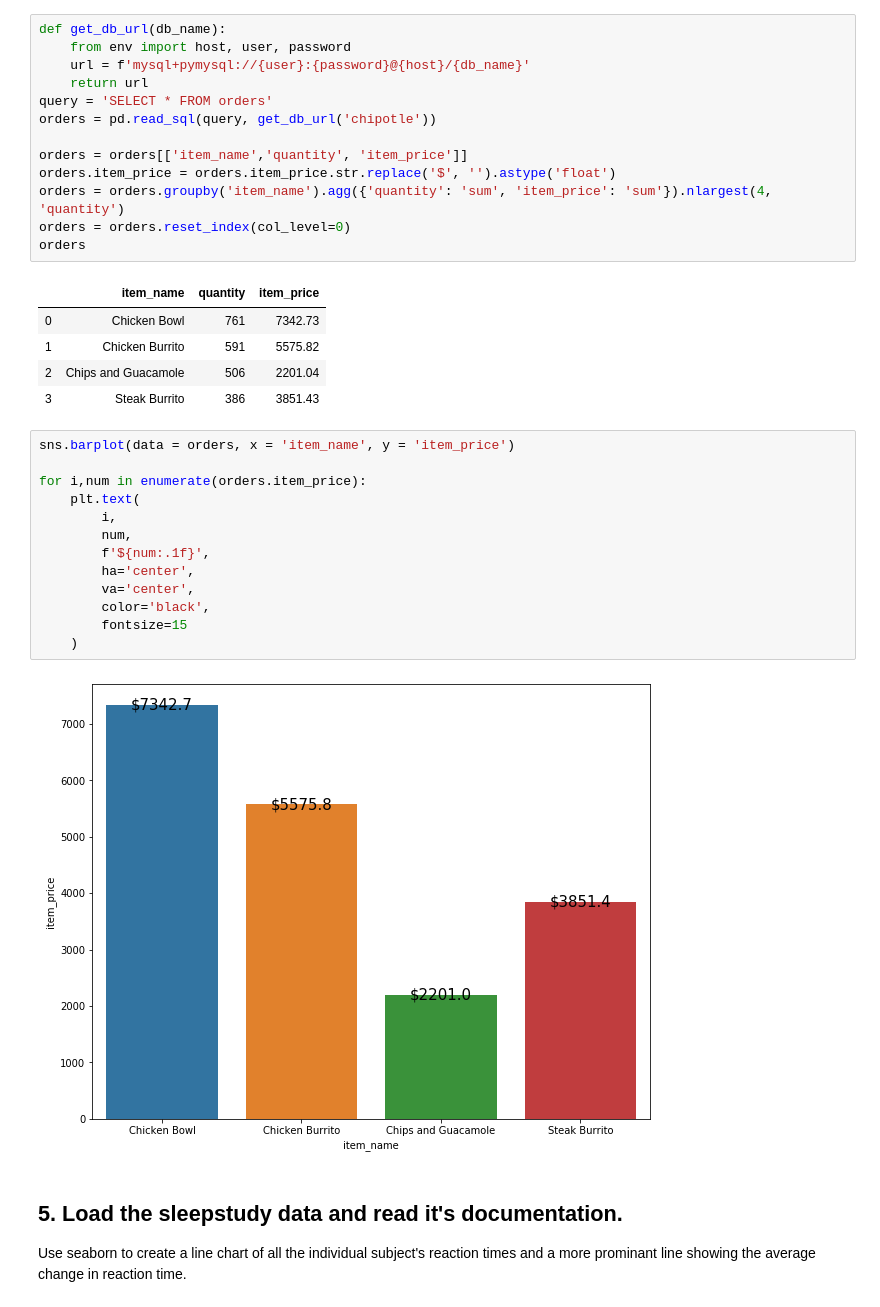
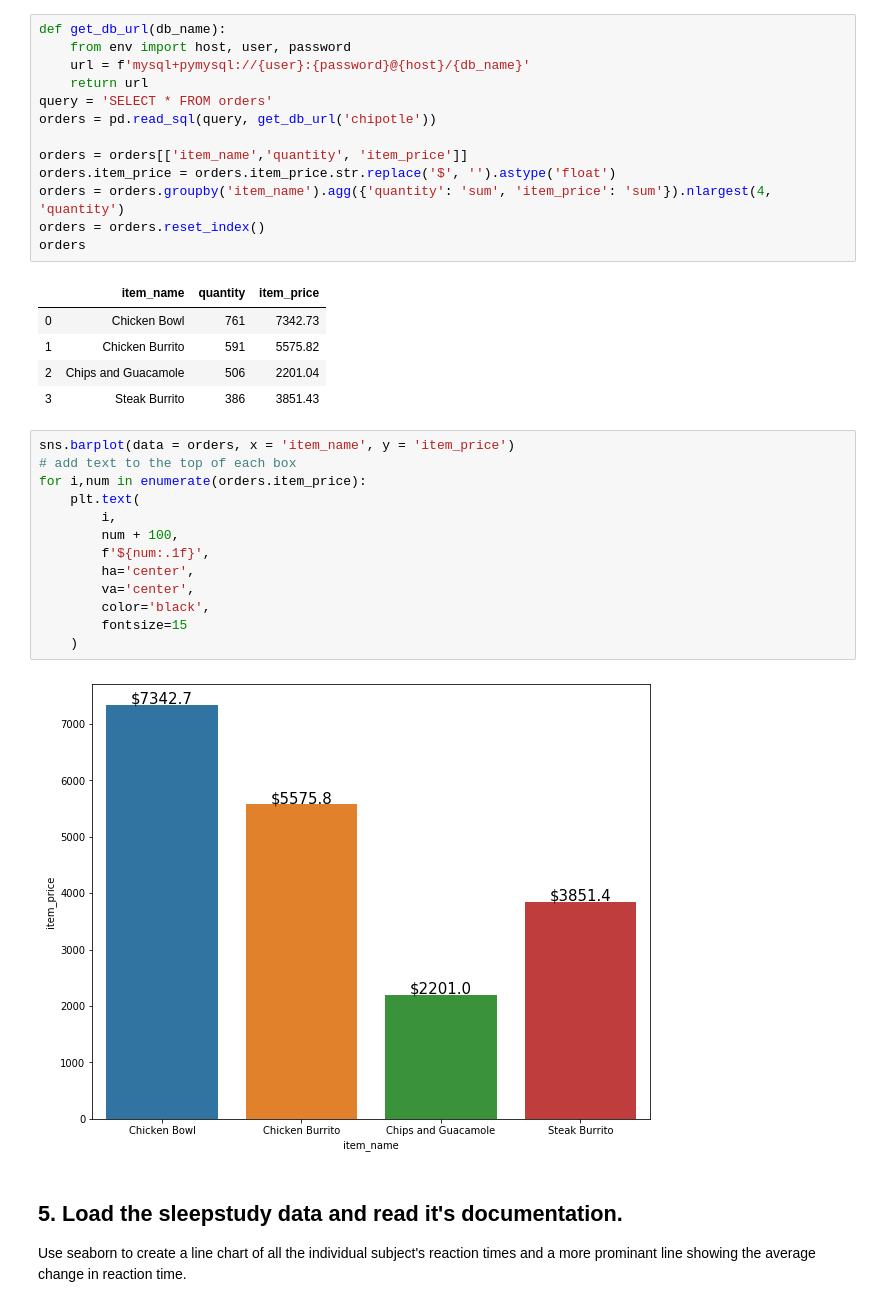
Before and after one commit to allenjiang666/python-exercises, a Jupyter notebook: 4.8.5_seaborn_exercises.ipynb, the cells around one changed output. Cells and saved outputs as stored; diff of their text form.

```diff
--- a/4.8.5_seaborn_exercises.ipynb
+++ b/4.8.5_seaborn_exercises.ipynb
@@ -160,7 +181,7 @@ orders = pd.read_sql(query, get_db_url('chipotle'))
 orders = orders[['item_name','quantity', 'item_price']]
 orders.item_price = orders.item_price.str.replace('$', '').astype('float')
 orders = orders.groupby('item_name').agg({'quantity': 'sum', 'item_price': 'sum'}).nlargest(4, 'quantity')
-orders = orders.reset_index(col_level=0)
+orders = orders.reset_index()
 orders
 # %% [output]
 |  | item_name | quantity | item_price |
@@ -170,19 +191,19 @@ orders
 | 3 | Steak Burrito | 386 | 3851.43 |
 # %%
 sns.barplot(data = orders, x = 'item_name', y = 'item_price')
-
+# add text to the top of each box
 for i,num in enumerate(orders.item_price):
     plt.text(
         i,
-        num,
+        num + 100,
         f'${num:.1f}',
         ha='center',
         va='center',
         color='black',
         fontsize=15
     )
 # %% [output]
-[figure, old version]
+[figure, new version]
 # %% [markdown]
 ## 5. Load the sleepstudy data and read it's documentation.
 Use seaborn to create a line chart of all the individual subject's reaction times and a more prominant line showing the average change in reaction time.
```
Also changed, not shown: parts of 15 cells of this notebook, 1 other file.
